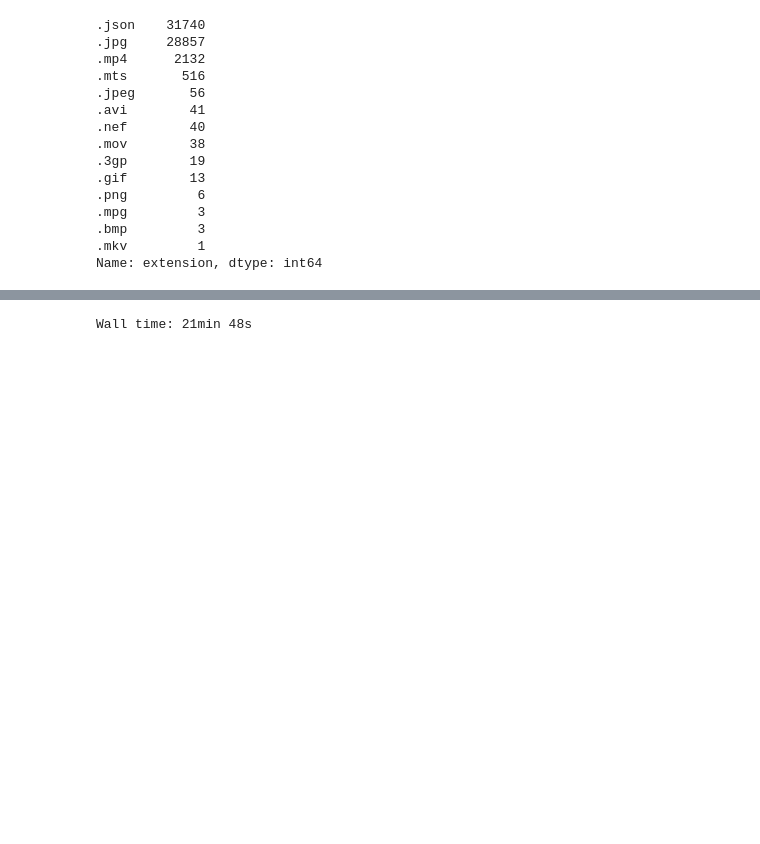
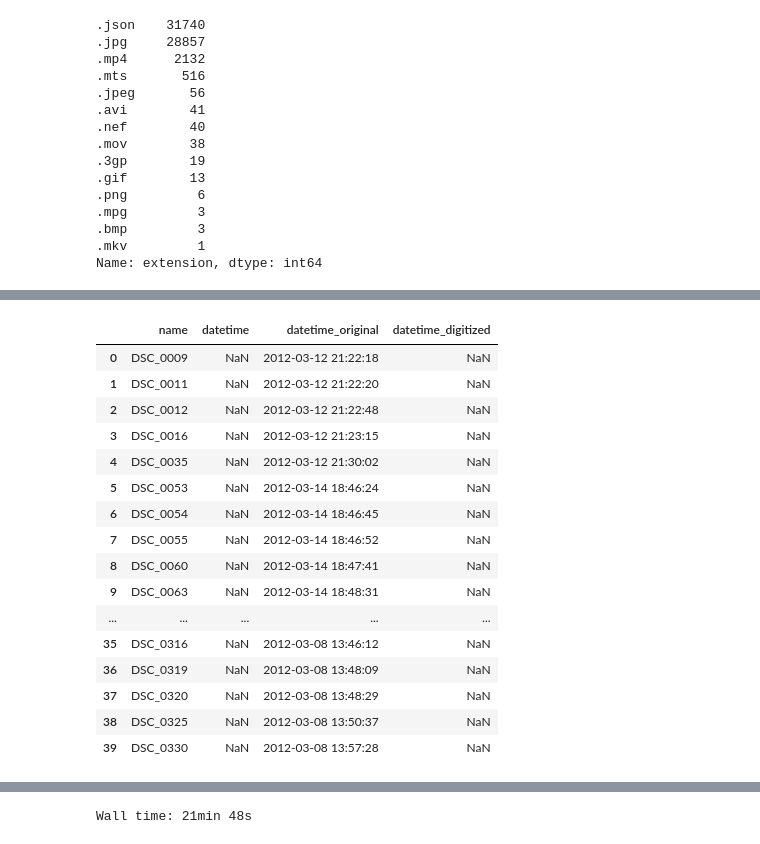
Before and after one commit to IgorAgarkov/change_file_creation_time, a Jupyter notebook: analysis.ipynb, the cells around one changed output, grey strips where cells are left out. Cells and saved outputs as stored; diff of their text form; code cells hidden in the pictures; blank space fills up the shorter version.

```diff
--- a/analysis.ipynb
+++ b/analysis.ipynb
@@ -18,13 +18,17 @@ import numpy as np
 import json
 from shutil import copy2
 # %%
-path = r'G:\Google Photo_extr\Takeout\Google Фото'
+# path = r'G:\Google Photo_extr\Takeout\Google Фото'
 # path = Path(r'G:\Google Photo_extr\Takeout\Google Фото')
 # path = Path(r'D:\Рабочая\!_Scripts\change_file_creation_time')
 # path = Path('G:/temp/Тест фото')
-# path = Path('E:\Тест фото')
+path = Path('E:\Тест фото')
 # %%
 def get_file_table(dir_path):
+    '''
+    функция создаёт датафрэйм по всем файлам указанным в директории
+    датафрэйм имеет три колонки: название файла, расшерение, путь
+    '''
     df = pd.DataFrame(columns=['name', 'extension', 'path'])
     path = Path(dir_path)
     for file in path.glob('**/*.*'):
@@ -43,8 +47,9 @@ def get_photo_exif_date(full_path):
     try:
         with open(full_path, 'rb') as image_file:
             my_image = Image(image_file)
-    except:
-        return np.nan
+    except Exception as err:
+        print(full_path.stem, err)
+
     # паттерн для перевода дат в нужный формат (дата) (время)
     fpattern = re.compile('(\d\d\d\d:\d\d:\d\d) (\d\d:\d\d:\d\d)')
 
@@ -55,7 +60,9 @@ def get_photo_exif_date(full_path):
         datetime = pd.to_datetime(
                     fpattern
                         .findall(datetime)[0][0]
-                        .replace(':','-') + ' ' + fpattern
+                        .replace(':','-')
+                    + ' ' +
+                    fpattern
                         .findall(datetime)[0][1]
                    )
     except:
@@ -196,0 +297,31 @@ for file_path in  df.query('extension == @ext').path:
+# %%
+# пробуем извлечь exif из разных типов фото файлов
+ext = '.nef'
+photo_df = pd.DataFrame(columns=['name', 'datetime', 'datetime_original','datetime_digitized'])
+for file_path in path.glob('**/*' + ext):
+    if file_path.is_file():
+        try:
+            ls = get_photo_exif_date(file_path)
+            photo_df.loc[len(photo_df)] = [file_path.stem, ls[0], ls[1], ls[2]]
+        except Exception as err:
+            print(file_path.stem, err)
+# %%
+photo_df
+# %% [output]
+|  | name | datetime | datetime_original | datetime_digitized |
+| 0 | DSC_0009 | NaN | 2012-03-12 21:22:18 | NaN |
+| 1 | DSC_0011 | NaN | 2012-03-12 21:22:20 | NaN |
+| 2 | DSC_0012 | NaN | 2012-03-12 21:22:48 | NaN |
+| 3 | DSC_0016 | NaN | 2012-03-12 21:23:15 | NaN |
+| 4 | DSC_0035 | NaN | 2012-03-12 21:30:02 | NaN |
+| 5 | DSC_0053 | NaN | 2012-03-14 18:46:24 | NaN |
+| 6 | DSC_0054 | NaN | 2012-03-14 18:46:45 | NaN |
+| 7 | DSC_0055 | NaN | 2012-03-14 18:46:52 | NaN |
+| 8 | DSC_0060 | NaN | 2012-03-14 18:47:41 | NaN |
+| 9 | DSC_0063 | NaN | 2012-03-14 18:48:31 | NaN |
+| ... | ... | ... | ... | ... |
+| 35 | DSC_0316 | NaN | 2012-03-08 13:46:12 | NaN |
+| 36 | DSC_0319 | NaN | 2012-03-08 13:48:09 | NaN |
+| 37 | DSC_0320 | NaN | 2012-03-08 13:48:29 | NaN |
+| 38 | DSC_0325 | NaN | 2012-03-08 13:50:37 | NaN |
+| 39 | DSC_0330 | NaN | 2012-03-08 13:57:28 | NaN |
```
Also changed, not shown: parts of 11 cells of this notebook.
